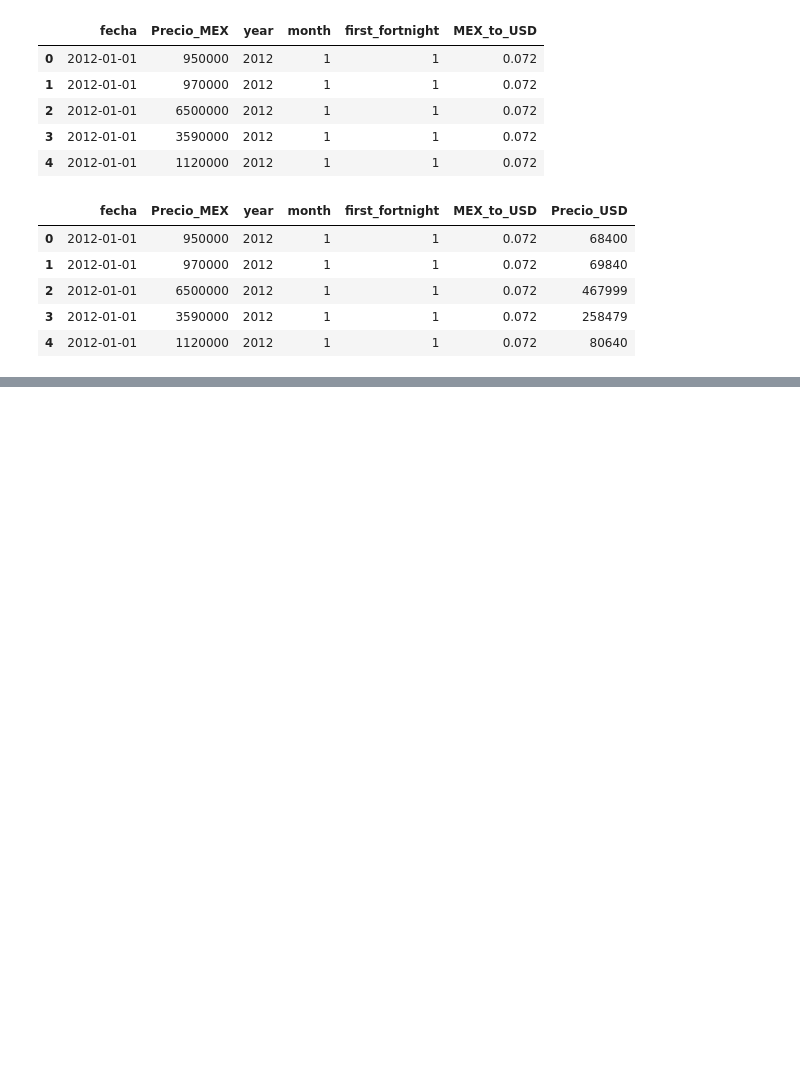
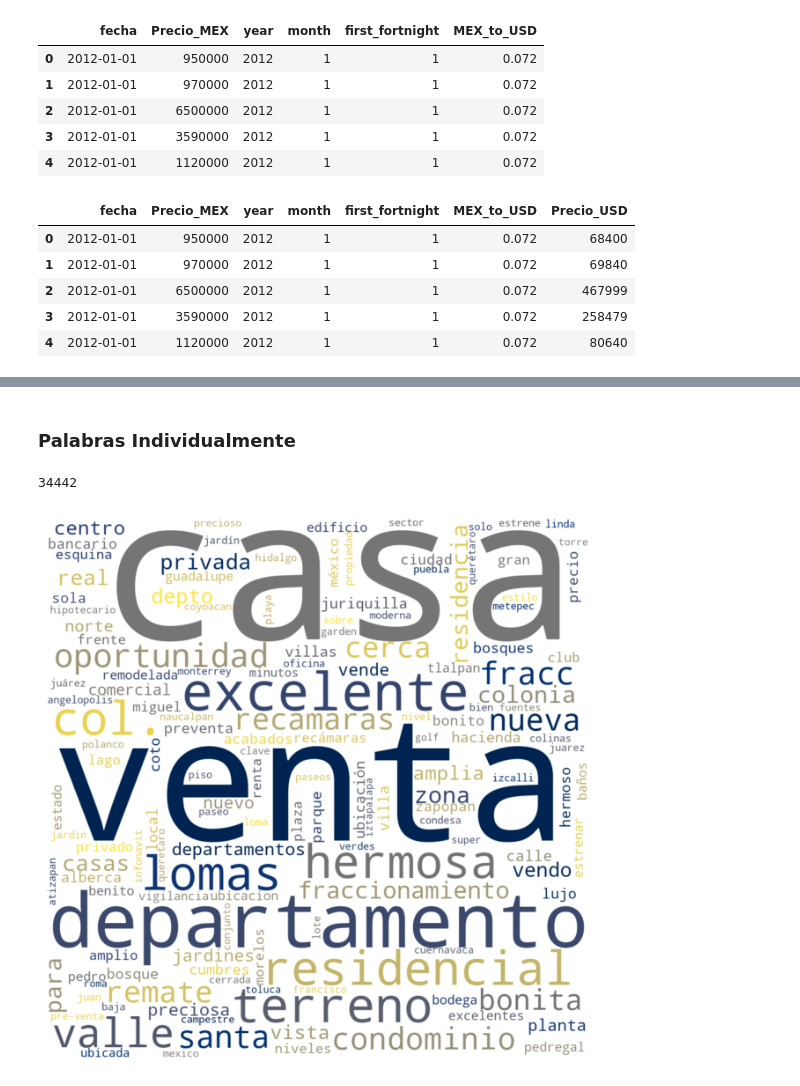
Before and after one commit to sebapenna/OrganizacionDeDatos, a Jupyter notebook: Analisis Seba.ipynb, the cells around one changed output, grey strips where cells are left out. Saved outputs shown, nothing was run; the diff lists cells and outputs as text; code cells hidden in the pictures; blank space fills up the shorter version.

Commit message:
Analisis de palabras y trigramas en Titulo

```diff
--- a/Analisis Seba.ipynb
+++ b/Analisis Seba.ipynb
@@ -210,0 +316,2 @@ price_dates.head()
+# %% [markdown]
+### Palabras Individualmente
@@ -210,0 +327,19 @@ price_dates.head()
+# %%
+words = words.groupby('words').agg('size')
+words = words.to_frame()
+words.columns = ['appearences']
+words = words.sort_values('appearences',ascending=False)
+# %%
+words = words.reset_index()
+words['words'] = words['words'].str.join(",")
+# %%
+# Conservo palabras con 4 o  mas caracteres
+words = words.loc[words['words'].apply(lambda x: len(x) > 3)]
+# %%
+# Creo diccionario: Palabra:Frequencia
+words_dicc = dict(zip(words['words'], words['appearences']))
+# %%
+# Cantidad de palabras
+len(words_dicc)
+# %% [output]
+34442
@@ -210,0 +348,8 @@ price_dates.head()
+# %%
+# Utilizo los 150 terminos con mayor frecuencia
+wordcloud = WordCloud(background_color="white", width=1000, height=1000, colormap='cividis', max_words=150).generate_from_frequencies(frequencies=words_dicc)
+plt.imshow(wordcloud, interpolation="bilinear")
+plt.axis("off")
+plt.show()
+# %% [output]
+[figure, added]
```
Also changed, not shown: parts of 22 cells of this notebook.
